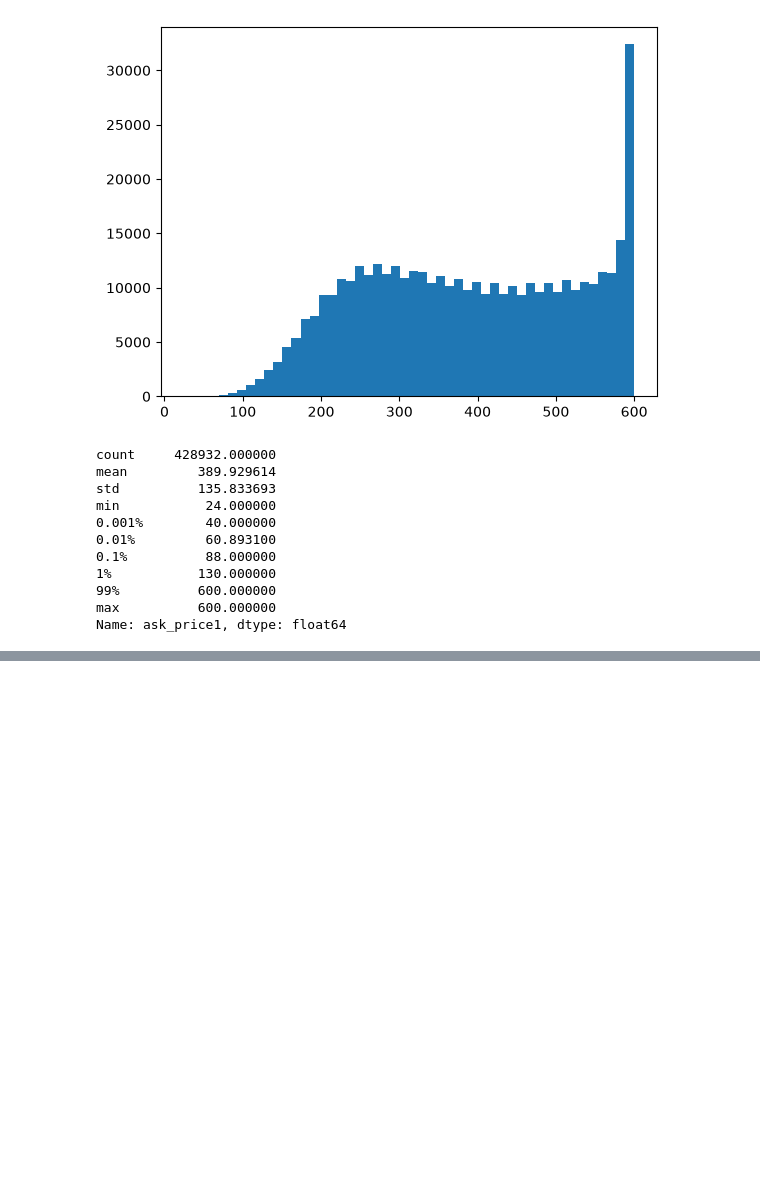
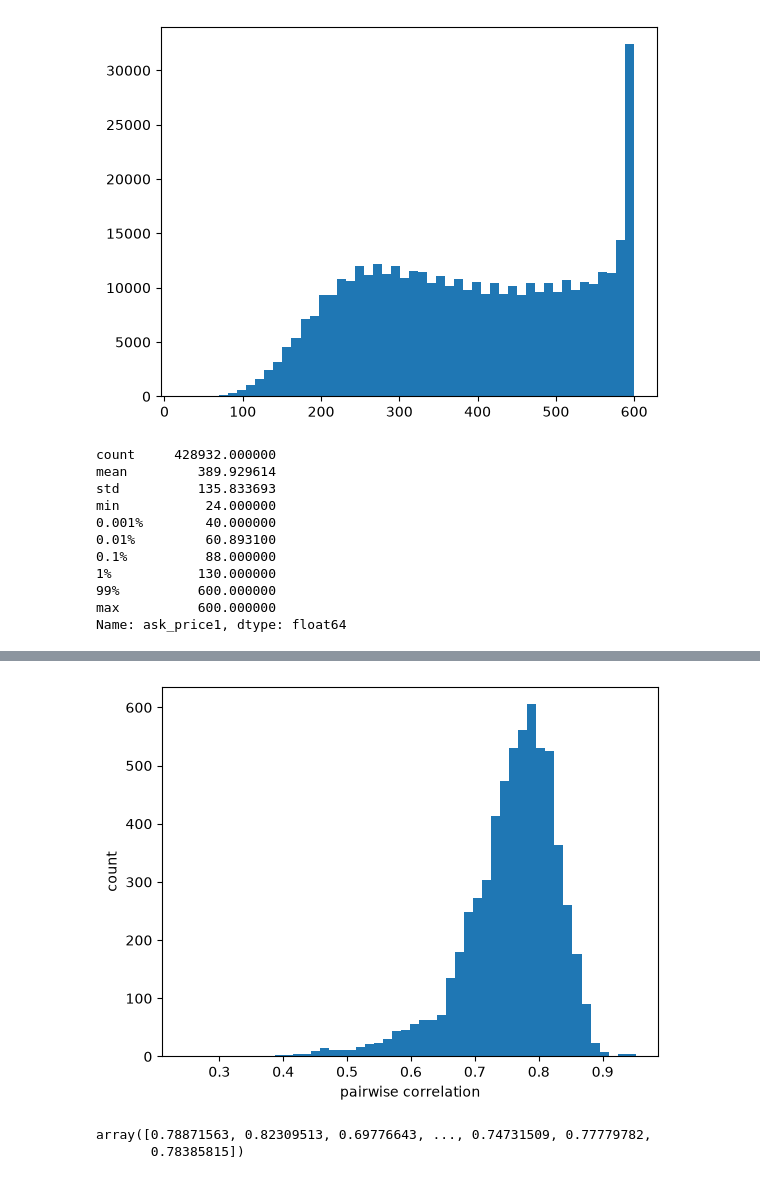
Before and after one commit to JerryChinaL/Optiver-Vol-Prediction, a Jupyter notebook: code/EDA/load_data.ipynb, the cells around one changed output, grey strips where cells are left out. Cells and saved outputs as stored; diff of their text form; code cells hidden in the pictures; blank space fills up the shorter version.

```diff
--- a/code/EDA/load_data.ipynb
+++ b/code/EDA/load_data.ipynb
@@ -329,0 +376,15 @@ Name: ask_price1, dtype: float64
+# %%
+C = stock_vol.corr(method="spearman")
+pair_corr = C.values[np.triu_indices_from(C, k=1)]
+
+plt.hist(pair_corr, bins=50)
+plt.xlabel("pairwise correlation")
+plt.ylabel("count")
+plt.show()
+# %% [output]
+[figure, added]
+# %%
+pair_corr
+# %% [output]
+array([0.78871563, 0.82309513, 0.69776643, ..., 0.74731509, 0.77779782,
+       0.78385815])
```
Also changed, not shown: parts of 5 cells of this notebook, 2 other files.
